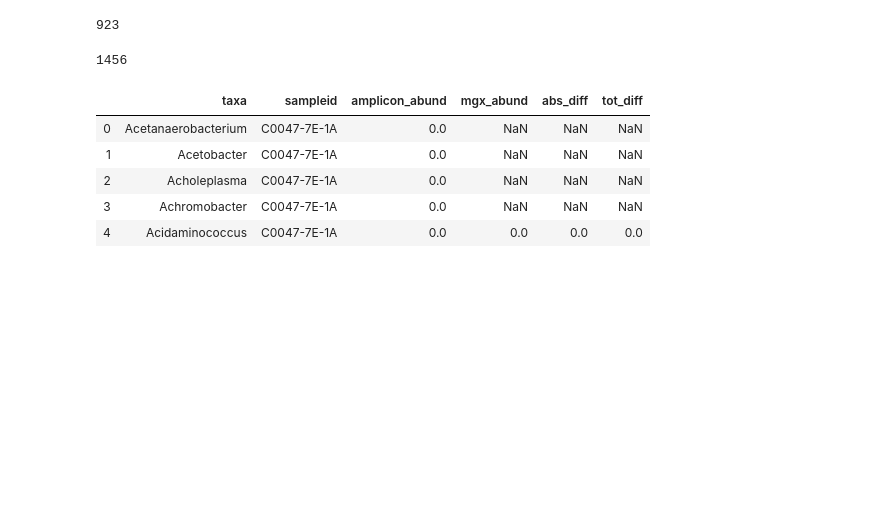
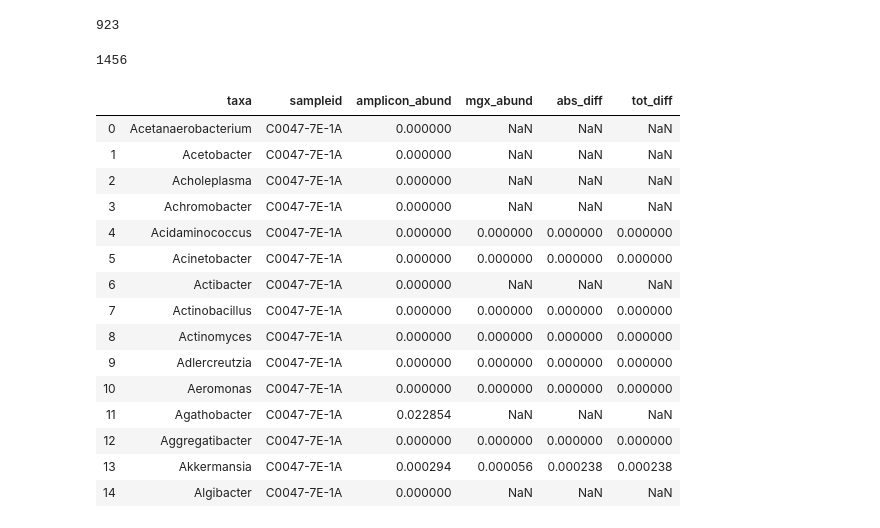
Before and after one commit to Klepac-Ceraj-Lab/thesis, a Jupyter notebook: analysis/20200119_mgx_16S_comparison.ipynb, the cells around one changed output. Cells and saved outputs as stored; diff of their text form; code cells hidden in the pictures; blank space fills up the shorter version.

```diff
--- a/analysis/20200119_mgx_16S_comparison.ipynb
+++ b/analysis/20200119_mgx_16S_comparison.ipynb
@@ -235,14 +235,24 @@ len(rare_16s_taxa)
 923
 1456
 # %%
-merged_taxa.head()
+merged_taxa.head(15)
 # %% [output]
 |  | taxa | sampleid | amplicon_abund | mgx_abund | abs_diff | tot_diff |
-| 0 | Acetanaerobacterium | C0047-7E-1A | 0.0 | NaN | NaN | NaN |
-| 1 | Acetobacter | C0047-7E-1A | 0.0 | NaN | NaN | NaN |
-| 2 | Acholeplasma | C0047-7E-1A | 0.0 | NaN | NaN | NaN |
-| 3 | Achromobacter | C0047-7E-1A | 0.0 | NaN | NaN | NaN |
-| 4 | Acidaminococcus | C0047-7E-1A | 0.0 | 0.0 | 0.0 | 0.0 |
+| 0 | Acetanaerobacterium | C0047-7E-1A | 0.000000 | NaN | NaN | NaN |
+| 1 | Acetobacter | C0047-7E-1A | 0.000000 | NaN | NaN | NaN |
+| 2 | Acholeplasma | C0047-7E-1A | 0.000000 | NaN | NaN | NaN |
+| 3 | Achromobacter | C0047-7E-1A | 0.000000 | NaN | NaN | NaN |
+| 4 | Acidaminococcus | C0047-7E-1A | 0.000000 | 0.000000 | 0.000000 | 0.000000 |
+| 5 | Acinetobacter | C0047-7E-1A | 0.000000 | 0.000000 | 0.000000 | 0.000000 |
+| 6 | Actibacter | C0047-7E-1A | 0.000000 | NaN | NaN | NaN |
+| 7 | Actinobacillus | C0047-7E-1A | 0.000000 | 0.000000 | 0.000000 | 0.000000 |
+| 8 | Actinomyces | C0047-7E-1A | 0.000000 | 0.000000 | 0.000000 | 0.000000 |
+| 9 | Adlercreutzia | C0047-7E-1A | 0.000000 | 0.000000 | 0.000000 | 0.000000 |
+| 10 | Aeromonas | C0047-7E-1A | 0.000000 | 0.000000 | 0.000000 | 0.000000 |
+| 11 | Agathobacter | C0047-7E-1A | 0.022854 | NaN | NaN | NaN |
+| 12 | Aggregatibacter | C0047-7E-1A | 0.000000 | 0.000000 | 0.000000 | 0.000000 |
+| 13 | Akkermansia | C0047-7E-1A | 0.000294 | 0.000056 | 0.000238 | 0.000238 |
+| 14 | Algibacter | C0047-7E-1A | 0.000000 | NaN | NaN | NaN |
 # %%
 amplicon_avg_abund = merged_taxa.groupby("taxa")["amplicon_abund"].mean()
 mgx_avg_abund = merged_taxa.groupby("taxa")["mgx_abund"].mean()
```
Also changed, not shown: parts of 29 cells of this notebook, 4 other files.
